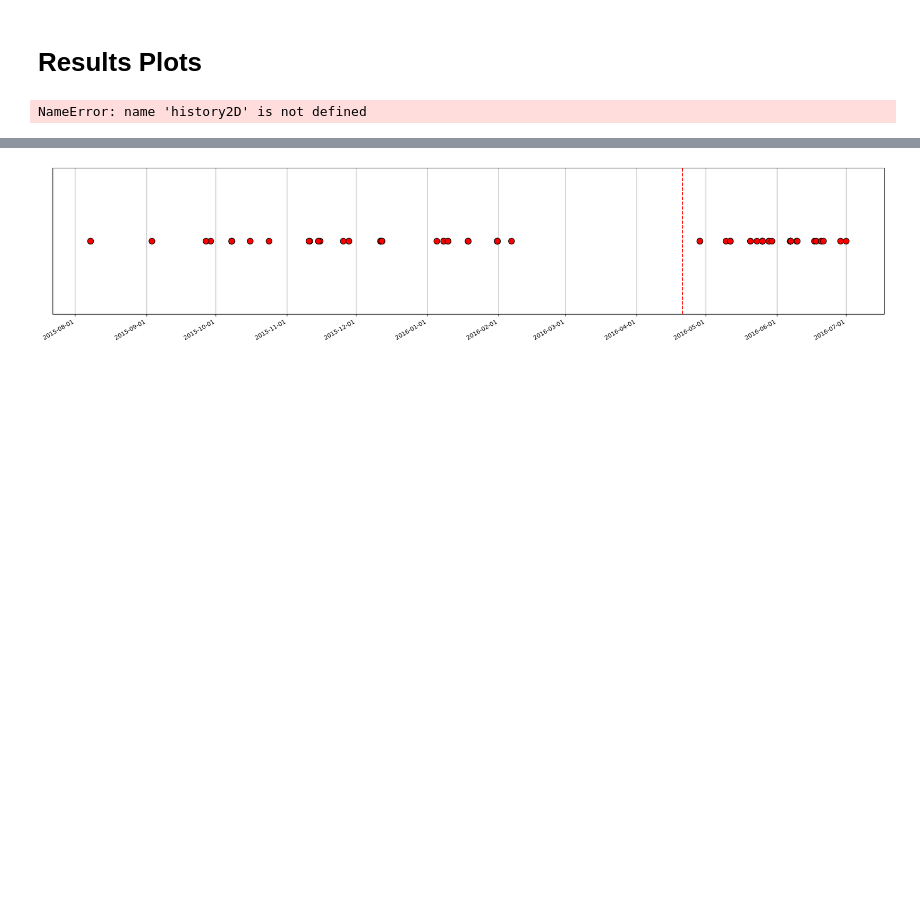
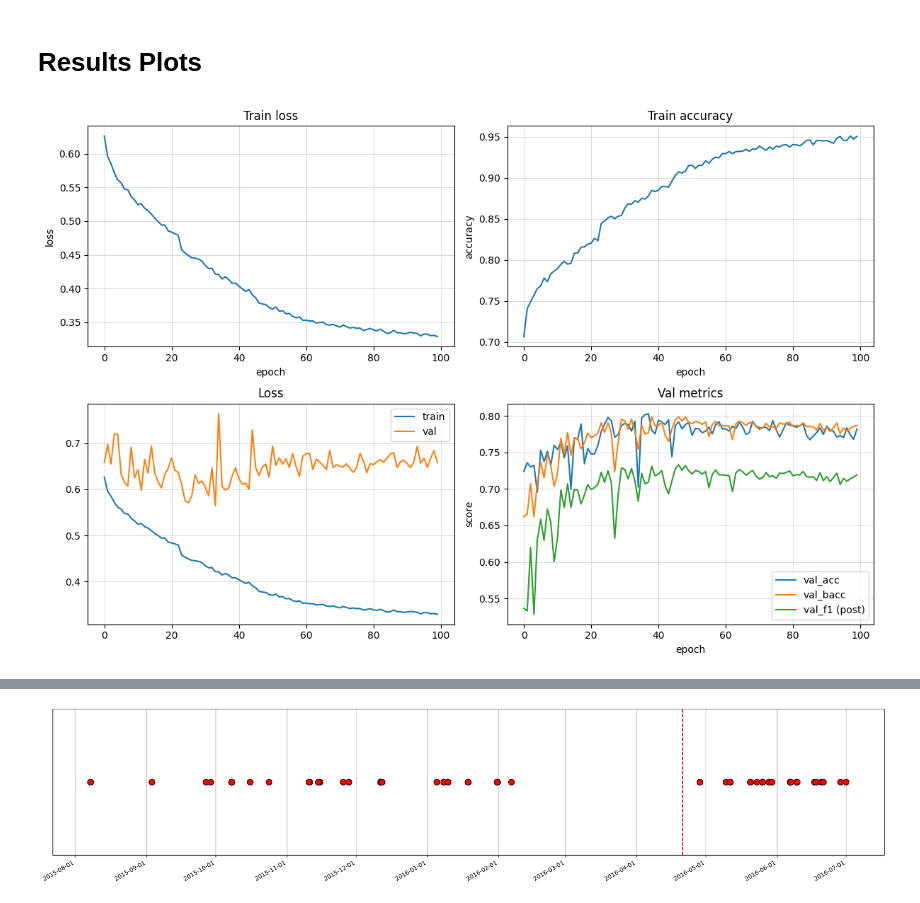
Before and after one commit to Mpinaz/Thesis, a Jupyter notebook: Model.ipynb, the cells around one changed output, grey strips where cells are left out. Saved outputs shown, nothing was run; the diff lists cells and outputs as text; code cells hidden in the pictures; blank space fills up the shorter version.

```diff
--- a/Model.ipynb
+++ b/Model.ipynb
@@ -541,39 +545,39 @@ Best val accuracy: 0.9320
 # %% [markdown]
 # Results Plots
 # %%
-# history, Using, model = history1D, "CNN1D", OneD_model
+history, Using, model = history1D, "CNN1D", OneD_model
 
-history, Using, model= history2D, "CNN2D", TwoD_model
+# history, Using, model= history2D, "CNN2D", TwoD_model
 
 fig, ax = plt.subplots(2, 2, figsize=(12, 8))
 
 ax[0, 0].plot(history["train_loss"])
 ax[0, 0].set_title("Train loss")
 ax[0, 0].set_xlabel("epoch"); ax[0, 0].set_ylabel("loss")
 ax[0, 0].grid(alpha = 0.4)
 
 ax[0, 1].plot(history["train_acc"])
 ax[0, 1].set_title("Train accuracy")
 ax[0, 1].set_xlabel("epoch"); ax[0, 1].set_ylabel("accuracy")
 ax[0, 1].grid(alpha = 0.4)
 
 ax[1, 0].plot(history["train_loss"], label="train")
 ax[1, 0].plot(history["val_loss"],   label="val")
 ax[1, 0].set_title("Loss"); ax[1, 0].legend(); ax[1, 0].grid(alpha=0.4)
 ax[1, 0].grid(alpha = 0.4)
 
 ax[1, 1].plot(history["val_acc"],  label="val_acc")
 ax[1, 1].plot(history["val_bacc"], label="val_bacc")
 ax[1, 1].plot(history["val_f1p"],  label="val_f1 (post)")
 ax[1, 1].set_title("Val metrics")
 ax[1, 1].set_xlabel("epoch"); ax[1, 1].set_ylabel("score")
 ax[1, 1].legend(); ax[1, 1].grid(alpha=0.4)
 
 fig.tight_layout()
 # fig.savefig(f"{Using}: Train and Validation set during Training.png", dpi=150, bbox_inches="tight")
 plt.show()
 # %% [output]
-NameError: name 'history2D' is not defined
+[figure, added]
 # %%
 def get_preds(model, loader):
     model.eval()
```
Also changed, not shown: parts of 3 cells of this notebook.
